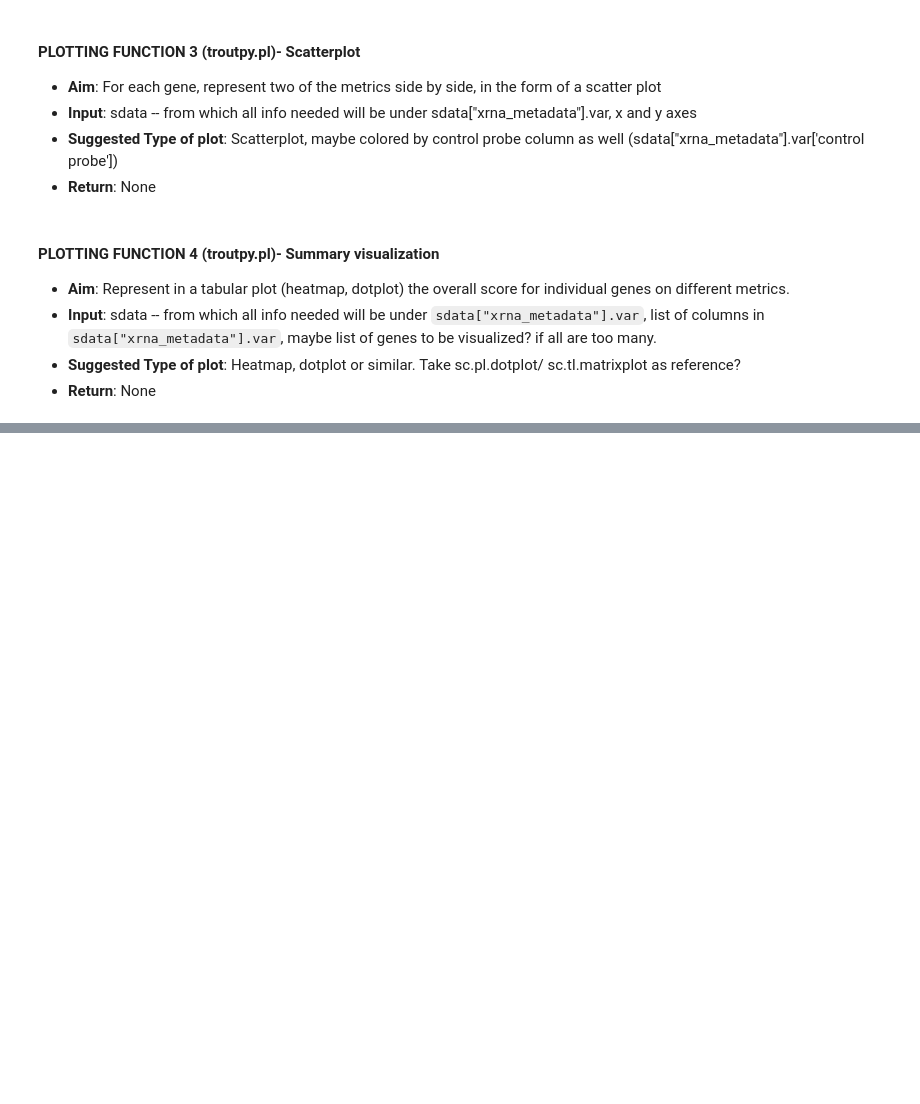
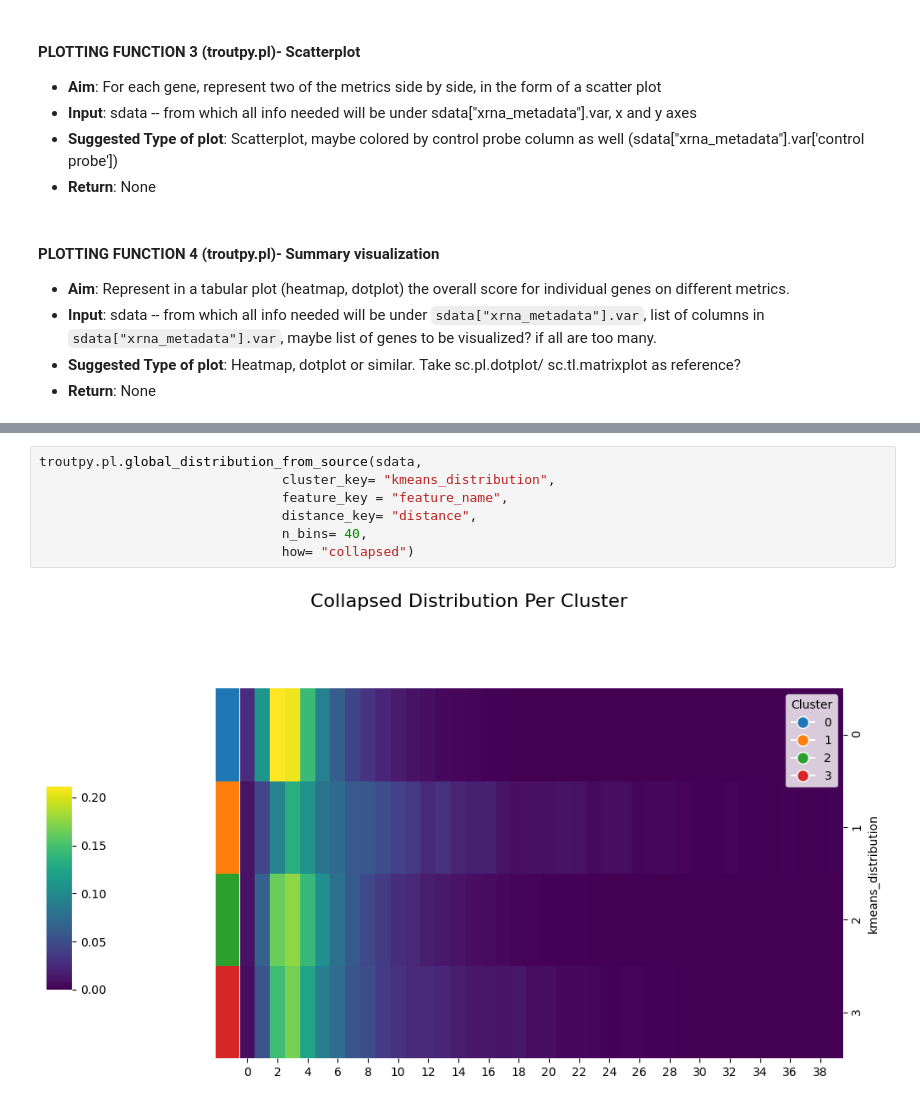
Before and after one commit to theislab/troutpy, a Jupyter notebook: notebooks/spatialdata_tutorials/4_quantify_exRNA.ipynb, the cells around one changed output, grey strips where cells are left out. Cells and saved outputs as stored; diff of their text form; blank space fills up the shorter version.

```diff
--- a/notebooks/spatialdata_tutorials/4_quantify_exRNA.ipynb
+++ b/notebooks/spatialdata_tutorials/4_quantify_exRNA.ipynb
@@ -139,0 +136,9 @@ exrna_metrics_filt = exrna_metrics.loc[:, ["logfoldratio_over_noise", "logfoldra
+# %%
+troutpy.pl.global_distribution_from_source(sdata,
+                               cluster_key= "kmeans_distribution",
+                               feature_key = "feature_name",
+                               distance_key= "distance",
+                               n_bins= 40,
+                               how= "collapsed")
+# %% [output]
+[figure, added]
```
Also changed, not shown: parts of 21 cells of this notebook, 10 other files.
